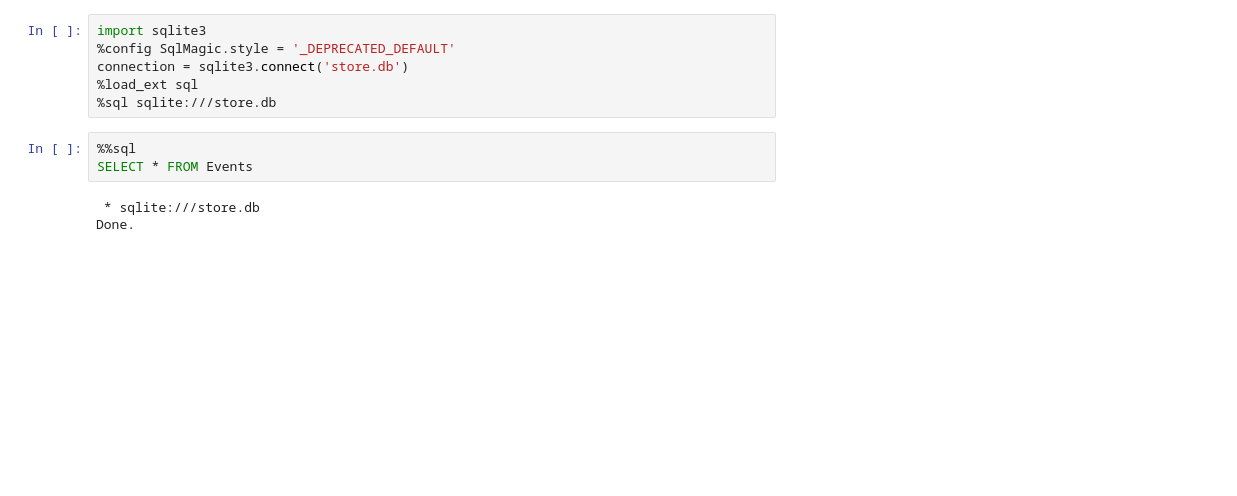
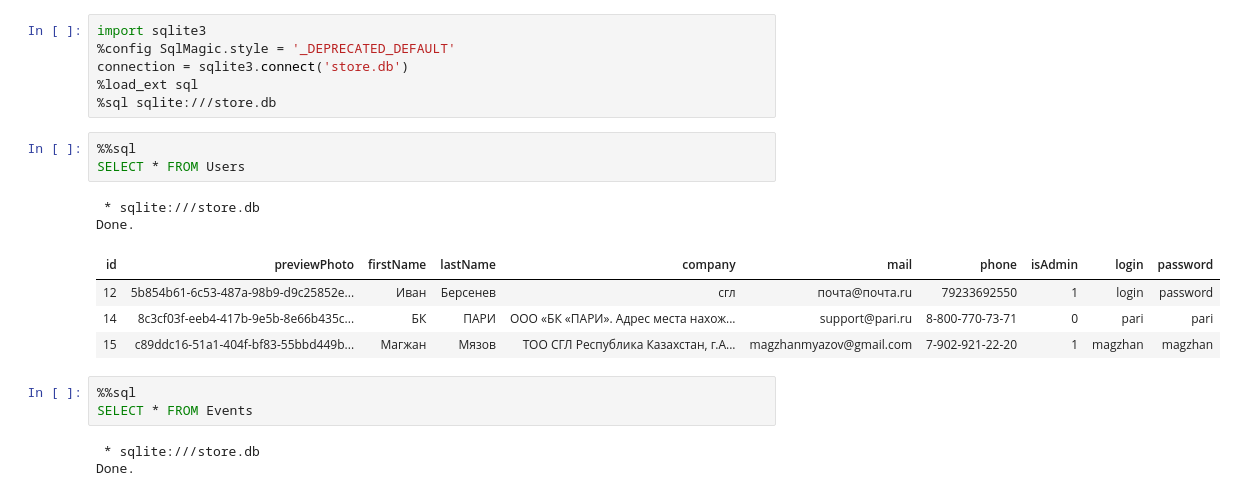
Before and after one commit to bersen3v/sgl-platform, a Jupyter notebook: backend/Untitled.ipynb, the cells around one changed output. Drawn from its saved outputs; the diff is of its cells as text; blank space fills up the shorter version.

```diff
--- a/backend/Untitled.ipynb
+++ b/backend/Untitled.ipynb
@@ -4,6 +4,16 @@ import sqlite3
 connection = sqlite3.connect('store.db')
 %load_ext sql
 %sql sqlite:///store.db
+# %%
+%%sql
+SELECT * FROM Users
+# %% [output]
+ * sqlite:///store.db
+Done.
+| id | previewPhoto | firstName | lastName | company | mail | phone | isAdmin | login | password |
+| 12 | 5b854b61-6c53-487a-98b9-d9c25852e... | Иван | Берсенев | сгл | почта@почта.ru | 79233692550 | 1 | login | password |
+| 14 | 8c3cf03f-eeb4-417b-9e5b-8e66b435c... | БК | ПАРИ | ООО «БК «ПАРИ». Адрес места нахож... | support@pari.ru | 8-800-770-73-71 | 0 | pari | pari |
+| 15 | c89ddc16-51a1-404f-bf83-55bbd449b... | Магжан | Мязов | ТОО СГЛ Республика Казахстан, г.А... | magzhanmyazov@gmail.com | 7-902-921-22-20 | 1 | magzhan | magzhan |
 # %%
 %%sql
 SELECT * FROM Events
```
Also changed, not shown: 6 other files.
